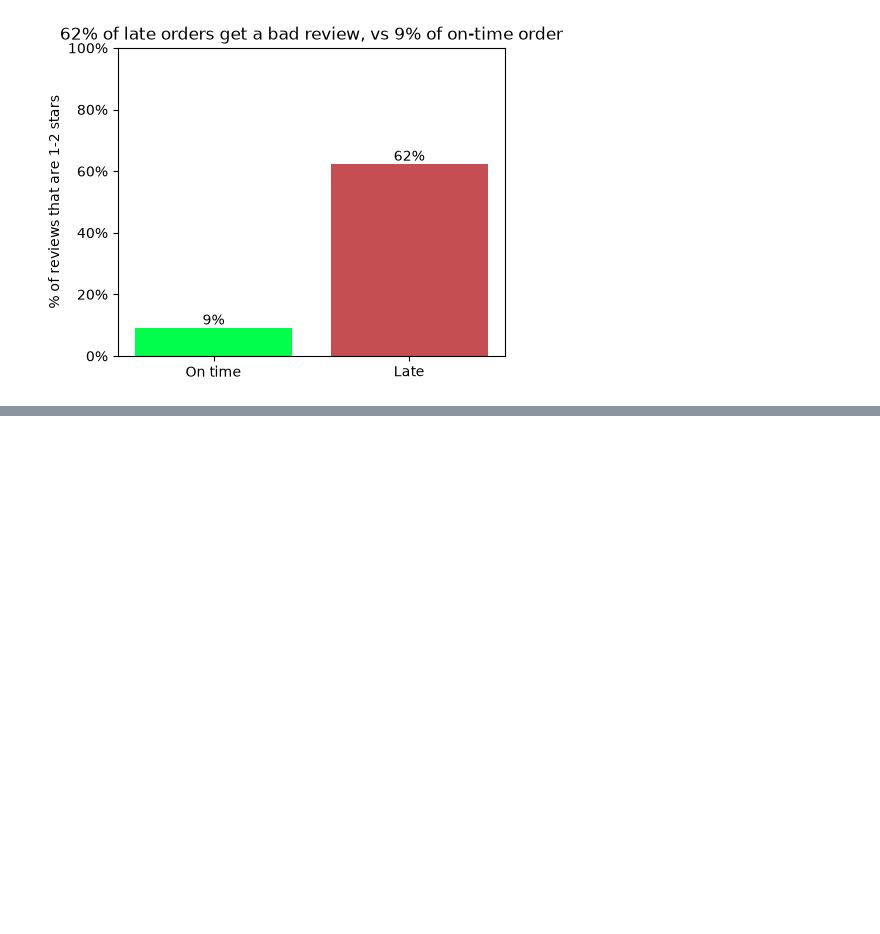
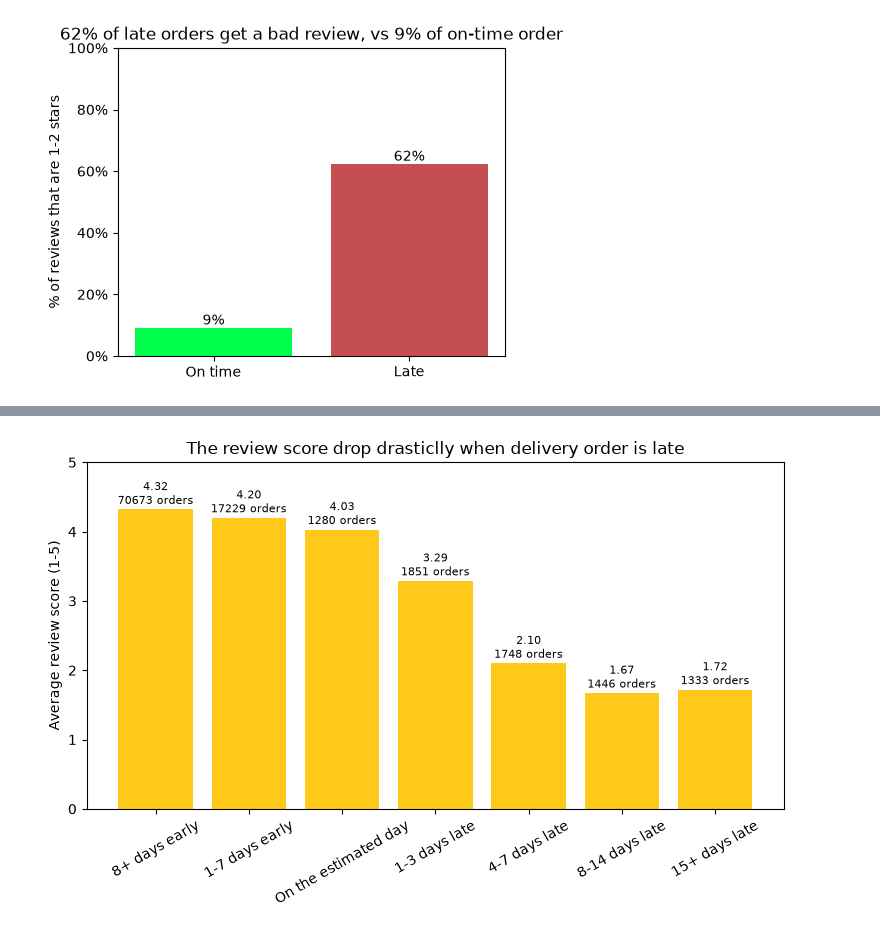
Before and after one commit to harry-chhorn/olist-customer-experience, a Jupyter notebook: notebooks/03_eda.ipynb, the cells around one changed output, grey strips where cells are left out. Saved outputs shown, nothing was run; the diff lists cells and outputs as text; code cells hidden in the pictures; blank space fills up the shorter version.

```diff
--- a/notebooks/03_eda.ipynb
+++ b/notebooks/03_eda.ipynb
@@ -234,0 +260,15 @@ fig.savefig("../images/03_bad_reviews_late_vs_on_time.png", dpi = 150, bbox_inch
+# %%
+df = q4.DataFrame()
+df["label"] = df["delivery_bucket"].str.replace(r"^\d+\.\s*", "", regex=True)
+fig, ax = plt.subplots(figsize=(9,4.5))
+ax.bar(df["label"], df["average_score"], color="#FFC919")
+ax.set_ylim(0,5)
+ax.set_ylabel("Average review score (1-5)")
+ax.set_title("The review score drop drasticlly when delivery order is late")
+ax.tick_params(axis="x", rotation=30)
+for i, (s, n) in enumerate(zip(df["average_score"], df["orders"])):
+    ax.text(i, s + 0.08, f"{s:.2f}\n{n} orders", ha="center", fontsize=8)
+
+fig.savefig("../images/04_avg_review_score_vs_delivery_date_bucket.png", dpi=150, bbox_inches="tight")
+# %% [output]
+[figure, added]
```
Also changed, not shown: parts of 5 cells of this notebook, 1 other file.
